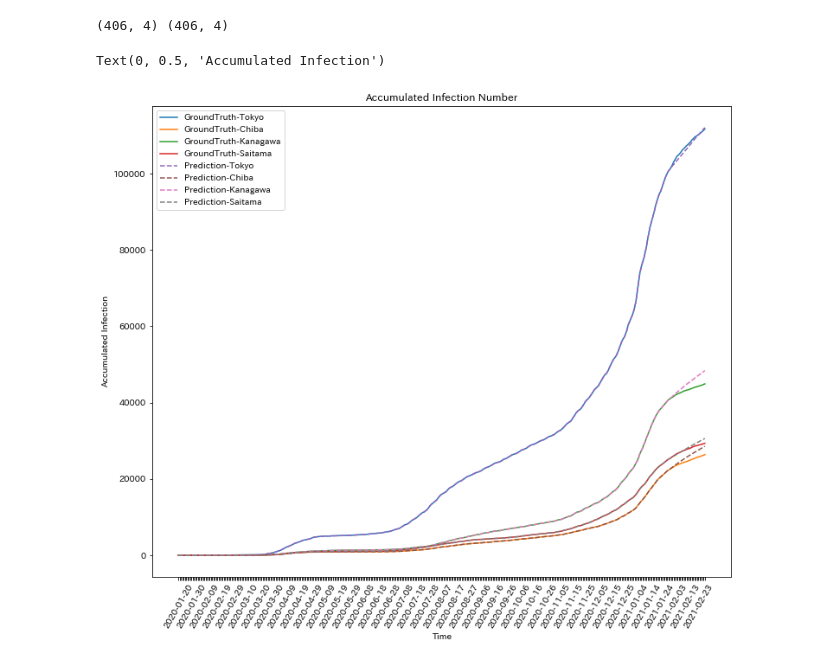
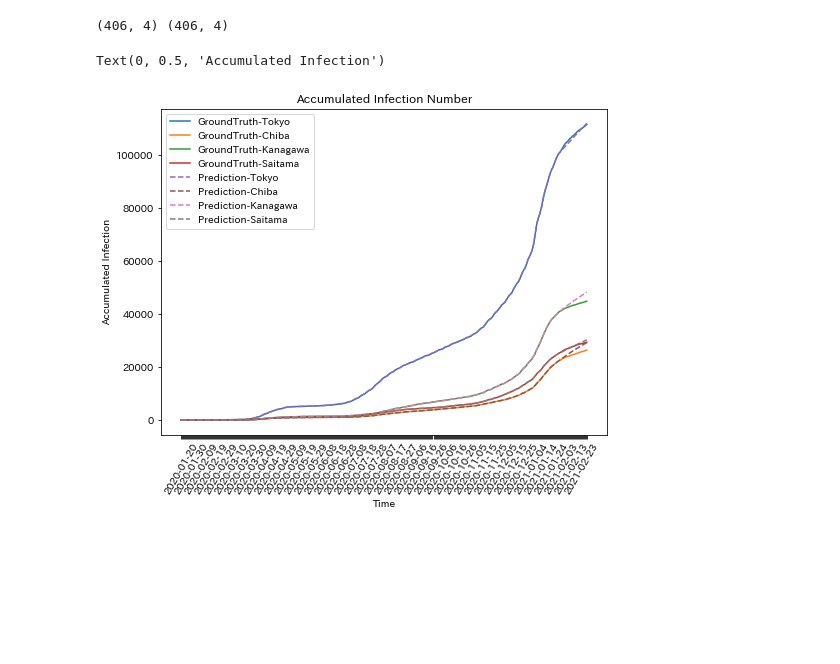
Before and after one commit to deepkashiwa20/ODCRN, a Jupyter notebook: opti_pred_metapopulation_kanto4prefecture.ipynb, the cells around one changed output. Cells and saved outputs as stored; diff of their text form; code cells hidden in the pictures; blank space fills up the shorter version.

```diff
--- a/opti_pred_metapopulation_kanto4prefecture.ipynb
+++ b/opti_pred_metapopulation_kanto4prefecture.ipynb
@@ -257,23 +257,23 @@ with plt.style.context('bmh'):
 # %%
 infection_tmp = np.concatenate((train_infection, test_infection), axis=0)
 prediction_tmp = np.concatenate((train_infection, prediction_real), axis=0)
 print(infection_tmp.shape, prediction_tmp.shape)
 
 labels = []
 labels.extend(['GroundTruth-' + pref for pref in TARGET_AREA_EN])
 labels.extend(['Prediction-' + pref for pref in TARGET_AREA_EN])
 
-plt.figure(figsize =(12, 10))
+plt.figure(figsize =(8, 6))
 plt.plot(infection_tmp, linewidth=1.5)
 plt.plot(prediction_tmp, linestyle='dashed', linewidth=1.5)
 plt.legend(loc="upper left", labels=labels)
 plt.title("Accumulated Infection Number", fontsize=12, y=1)
 ticks = [date.strftime('%Y-%m-%d') for date in pd.date_range(start=START_DATE, end=PRED_END_DATE, freq='1D')]
 ticks = [ticks[i] if i%10==0 else '' for i in range(len(ticks))]
 plt.xticks(np.arange(infection_tmp.shape[0]), ticks, rotation=60)
 plt.xlabel('Time')
 plt.ylabel('Accumulated Infection')
 # %% [output]
 (406, 4) (406, 4)
 Text(0, 0.5, 'Accumulated Infection')
-[figure, old version]
+[figure, new version]
```
Also changed, not shown: parts of 6 cells of this notebook, 1 other file.
